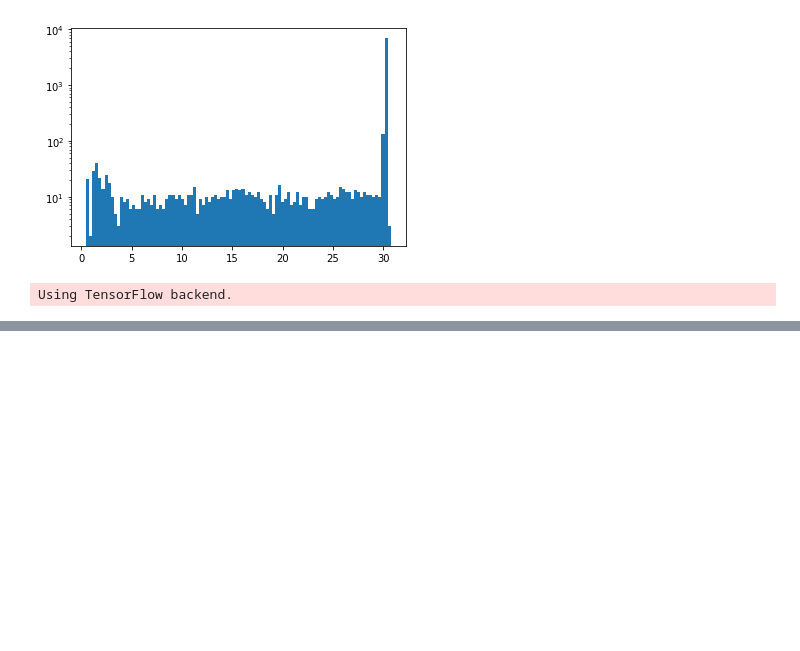
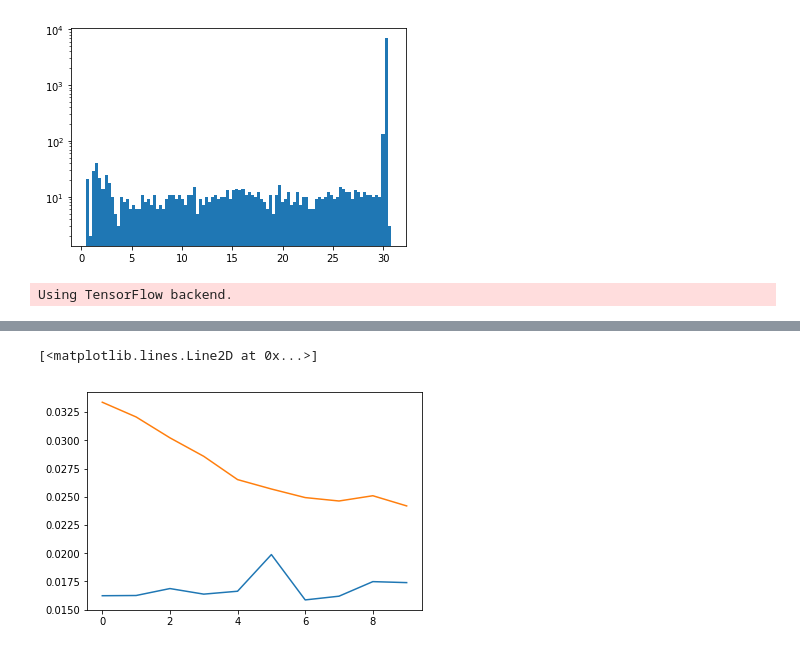
Before and after one commit to xingliuUT/CarND-Behavioral-Cloning-P3, a Jupyter notebook: image_augmentation.ipynb, the cells around one changed output, grey strips where cells are left out. Drawn from its saved outputs; the diff is of its cells as text; code cells hidden in the pictures; blank space fills up the shorter version.

```diff
--- a/image_augmentation.ipynb
+++ b/image_augmentation.ipynb
@@ -119,10 +118,10 @@ def preprocess_valid(entry):
     image = np.array(cr_img)
     return image, steering
 # %%
-def generate_train_batch(log, batch_size = 128, filter_ratio = 0.5):
+def generate_train_batch(log, batch_size = 128, filter_angle = 0.1, filter_ratio = 0.9):
 
     batch_images = np.zeros((batch_size, new_row, new_col, 3), dtype = np.uint8)
-    batch_steering = np.zeros(batch_size, dtype = np.uint8)
+    batch_steering = np.zeros(batch_size, dtype = float)
 
     while 1:
         for i_batch in range(batch_size):
@@ -133,13 +132,17 @@ def generate_train_batch(log, batch_size = 128, filter_ratio = 0.5):
                 #print(i_entry)
                 entry = log.iloc[i_entry, :]
                 image, steering = preprocess_train(entry)
-                if abs(steering) < .05 and np.random.uniform() < filter_ratio:
-                    reselect = 1
+                if abs(steering) <= filter_angle:
+                    tmp_rand = np.random.uniform(0., 1.)
+                    if tmp_rand < filter_ratio:
+                        reselect = 1
+                    else:
+                        reselect = 0
                 else:
                     reselect = 0
             batch_images[i_batch] = image
             batch_steering[i_batch] = steering
-
+            #print('steering = ', steering)
         yield batch_images, batch_steering
 # %%
 def generate_valid(log):
@@ -221,25 +226,31 @@ def build_model(drop_prob = 0.1):
     model.add(Dense(1, init = 'he_normal', name = 'full4'))
     return model
 # %%
-train_cont = False
+train_cont = True
 if train_cont:
     model = load_model('model.h5')
 else:
-    model = build_model(0.5)
+    model = build_model(0.2)
 
 adam = Adam(lr=1e-4)
 model.compile(loss = 'mse', optimizer = adam)
 # %%
-val_loss_min = 1E04
-train_generator = generate_train_batch(driving_log, batch_size = 64, filter_ratio = 0.9)
+val_loss_min = 0.0161
+train_generator = generate_train_batch(driving_log, batch_size = 128, filter_angle = 0.1, filter_ratio = 0.3)
 valid_generator = generate_valid(driving_log)
-
-history = model.fit_generator(train_generator,
-            samples_per_epoch=256, nb_epoch=5,validation_data=valid_generator,
+i_epoch = 0
+val_loss_record = []
+loss_record = []
+while i_epoch < 5:
+    history = model.fit_generator(train_generator,
+            samples_per_epoch = 16384, nb_epoch = 1,validation_data=valid_generator,
                         nb_val_samples=n_entries, verbose = 1)
 
-val_loss = history.history['val_loss'][0]
-if val_loss < val_loss_min:
-    val_loss_min = val_loss
-    model.save('model.h5')
+    val_loss = history.history['val_loss'][0]
+    val_loss_record.append(val_loss)
+    loss_record.append(history.history['loss'][0])
+    if val_loss < val_loss_min:
+        val_loss_min = val_loss
+        model.save('model.h5')
+    i_epoch += 1
 # %% [output]
@@ -252,2 +267,8 @@ history.params
+# %%
+plt.plot(val_loss_record)
+plt.plot(loss_record)
+# %% [output]
+[<matplotlib.lines.Line2D at 0x...>]
+[figure, added]
 # %%
 history.history.keys()
```
Also changed, not shown: parts of 11 cells of this notebook.
